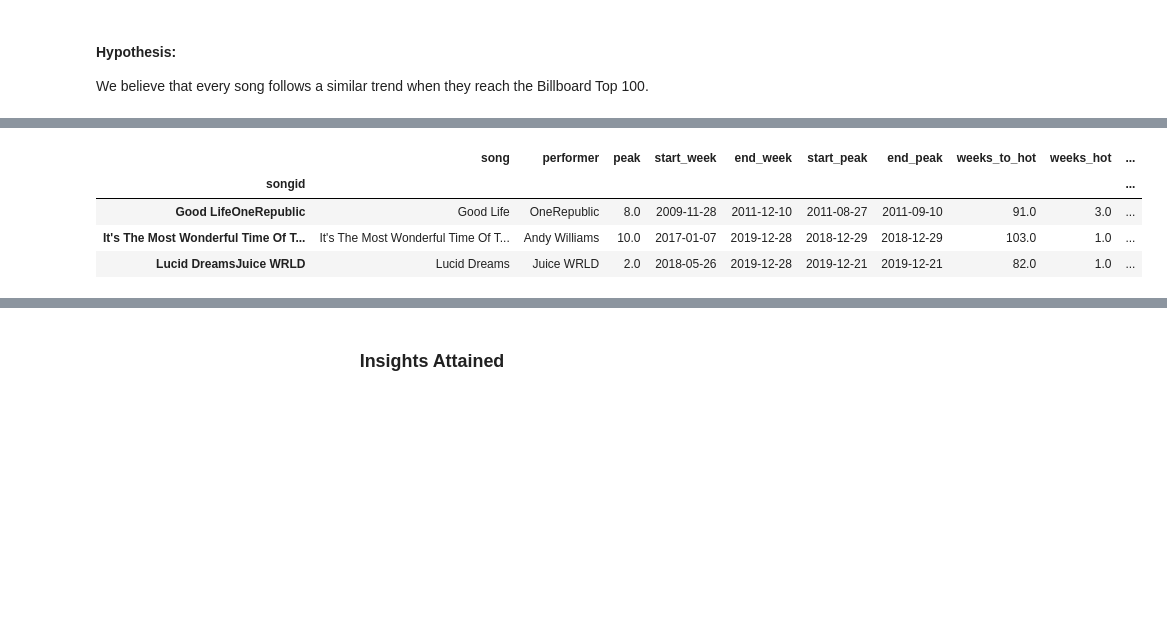
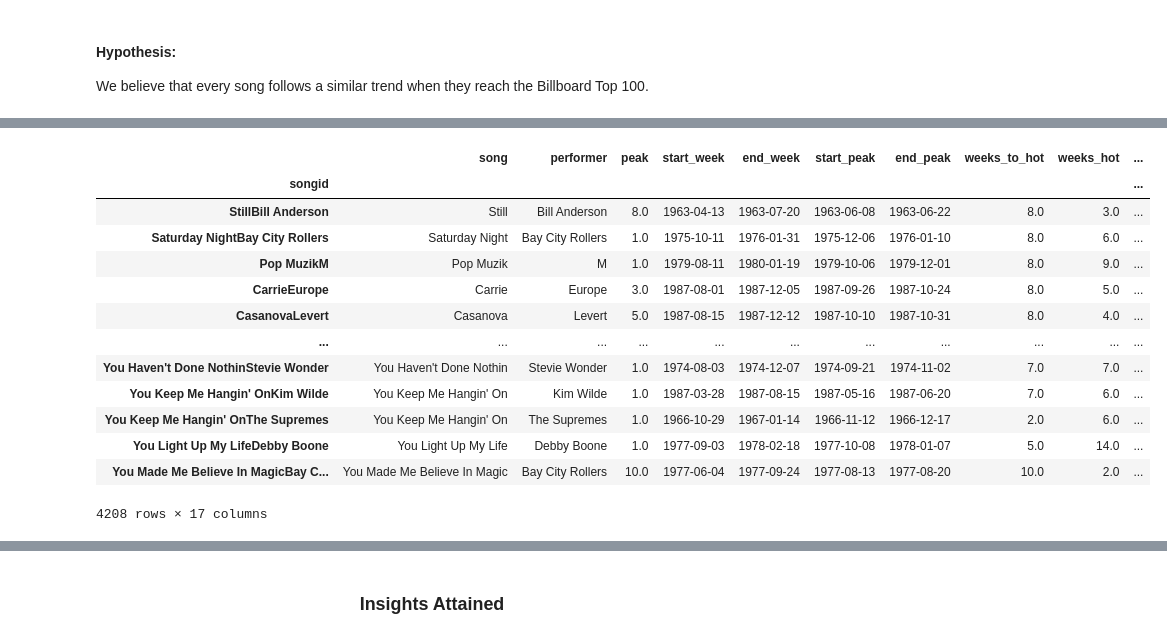
Before and after one commit to tvarano/hit-analyzer, a Jupyter notebook: main.ipynb, the cells around one changed output, grey strips where cells are left out. Saved outputs shown, nothing was run; the diff lists cells and outputs as text; code cells hidden in the pictures; blank space fills up the shorter version.

```diff
--- a/main.ipynb
+++ b/main.ipynb
@@ -70,3 +64,16 @@ df
+# %%
+for s in df.songid.unique():
+    song_instances = df[df.songid == s].sort_values(by='week')
+
+    # remove all instances of the song that are more than 2 years out from the previous time on the charts
+    indxs = song_instances.index.values
+    lastPoint = 0
+    for i in range(1, len(indxs)):
+        if (song_instances.loc[indxs[i]].week - song_instances.loc[indxs[lastPoint]].week).days / 365 > 2:
+            df = df.drop(index=indxs[i])
+            song_instances = song_instances.drop(index=indxs[i])
+        else:
+            lastPoint += 1
 # %%
 # get the absolute peak for each song
 for s in list(song_info.index.values):
@@ -96,9 +83,0 @@ df = df.drop(columns=['peak_position'])
-# %%
-ax = plt.gca()
-# for s in df.song.unique():
-s = "Bad RomanceLady Gaga"
-df[df.songid == s].plot(x='week', y='week_position', ax = ax)
-horiz_line_data = np.array([10 for i in range(len(df[df.songid == s]))])
-plt.plot(df[df.songid == s].week, horiz_line_data, 'r')
-plt.gca().invert_yaxis()
-# print(min(pk))
@@ -120,13 +97,6 @@ for s in df.songid.unique():
 
     if len(song_instances[song_instances.week_position <= 10].week) != 0:
         week = 1
-
-        # remove all instances of the song that are more than 2 years out from the previous time on the charts
-        indxs = song_instances.index.values
-        for i in range(len(indxs)-1, 1, -1):
-            if (song_instances.loc[indxs[i]].week - song_instances.loc[indxs[i-1]].week).days / 365 > 2:
-                df.drop(indxs[i], inplace=True)
-                song_instances.drop(indxs[i], inplace=True)
 
         # get all peaks and their weeks
         # inflection points of graph in form:
@@ -175,11 +145,6 @@ for s in df.songid.unique():
         song_info.loc[s, 'end_week'] = max(song_instances.week)
         song_info.loc[s, 'start_peak'] = longest_peak[0][0]
         song_info.loc[s, 'end_peak'] = longest_peak[1][0]
-        # control_pts[s] = (min(song_instances.week), max(song_instances.week), longest_peak[0][0], longest_peak[1][0])
-
-
-        # print(s)
-        # print(longest_peak)
 # %%
 # note we had to deal with prince popping back up on the charts after he died (and we might be dead by tomorrowsoko)
 # dealt with those weirdly
@@ -303,3 +262,5 @@ len(all_predictions)
+# %%
+song_info.drop(columns=['group'], inplace=True)
 # %%
 #assigns the cluster number to the train dataframe for each corresponding song
 # for i,r in train.iterrows():
@@ -410,12 +342,21 @@ for c in sorted(cluster):
 # %%
-song_info[song_info.group == 3]
+song_info[song_info.group == 9]
 #NOTE lucid dreams has the wrong peak chosen!
 # %% [output]
 |  | song | performer | peak | start_week | end_week | start_peak | end_peak | weeks_to_hot | weeks_hot | ... |
 | songid |  |  |  |  |  |  |  |  |  | ... |
-| Good LifeOneRepublic | Good Life | OneRepublic | 8.0 | 2009-11-28 | 2011-12-10 | 2011-08-27 | 2011-09-10 | 91.0 | 3.0 | ... |
-| It's The Most Wonderful Time Of T... | It's The Most Wonderful Time Of T... | Andy Williams | 10.0 | 2017-01-07 | 2019-12-28 | 2018-12-29 | 2018-12-29 | 103.0 | 1.0 | ... |
-| Lucid DreamsJuice WRLD | Lucid Dreams | Juice WRLD | 2.0 | 2018-05-26 | 2019-12-28 | 2019-12-21 | 2019-12-21 | 82.0 | 1.0 | ... |
+| StillBill Anderson | Still | Bill Anderson | 8.0 | 1963-04-13 | 1963-07-20 | 1963-06-08 | 1963-06-22 | 8.0 | 3.0 | ... |
+| Saturday NightBay City Rollers | Saturday Night | Bay City Rollers | 1.0 | 1975-10-11 | 1976-01-31 | 1975-12-06 | 1976-01-10 | 8.0 | 6.0 | ... |
+| Pop MuzikM | Pop Muzik | M | 1.0 | 1979-08-11 | 1980-01-19 | 1979-10-06 | 1979-12-01 | 8.0 | 9.0 | ... |
+| CarrieEurope | Carrie | Europe | 3.0 | 1987-08-01 | 1987-12-05 | 1987-09-26 | 1987-10-24 | 8.0 | 5.0 | ... |
+| CasanovaLevert | Casanova | Levert | 5.0 | 1987-08-15 | 1987-12-12 | 1987-10-10 | 1987-10-31 | 8.0 | 4.0 | ... |
+| ... | ... | ... | ... | ... | ... | ... | ... | ... | ... | ... |
+| You Haven't Done NothinStevie Wonder | You Haven't Done Nothin | Stevie Wonder | 1.0 | 1974-08-03 | 1974-12-07 | 1974-09-21 | 1974-11-02 | 7.0 | 7.0 | ... |
+| You Keep Me Hangin' OnKim Wilde | You Keep Me Hangin' On | Kim Wilde | 1.0 | 1987-03-28 | 1987-08-15 | 1987-05-16 | 1987-06-20 | 7.0 | 6.0 | ... |
+| You Keep Me Hangin' OnThe Supremes | You Keep Me Hangin' On | The Supremes | 1.0 | 1966-10-29 | 1967-01-14 | 1966-11-12 | 1966-12-17 | 2.0 | 6.0 | ... |
+| You Light Up My LifeDebby Boone | You Light Up My Life | Debby Boone | 1.0 | 1977-09-03 | 1978-02-18 | 1977-10-08 | 1978-01-07 | 5.0 | 14.0 | ... |
+| You Made Me Believe In MagicBay C... | You Made Me Believe In Magic | Bay City Rollers | 10.0 | 1977-06-04 | 1977-09-24 | 1977-08-13 | 1977-08-20 | 10.0 | 2.0 | ... |
+4208 rows × 17 columns
 # %%
 df[df.rel_week > 100]
 # %% [output]
```
Also changed, not shown: parts of 21 cells of this notebook, 3 other files.
